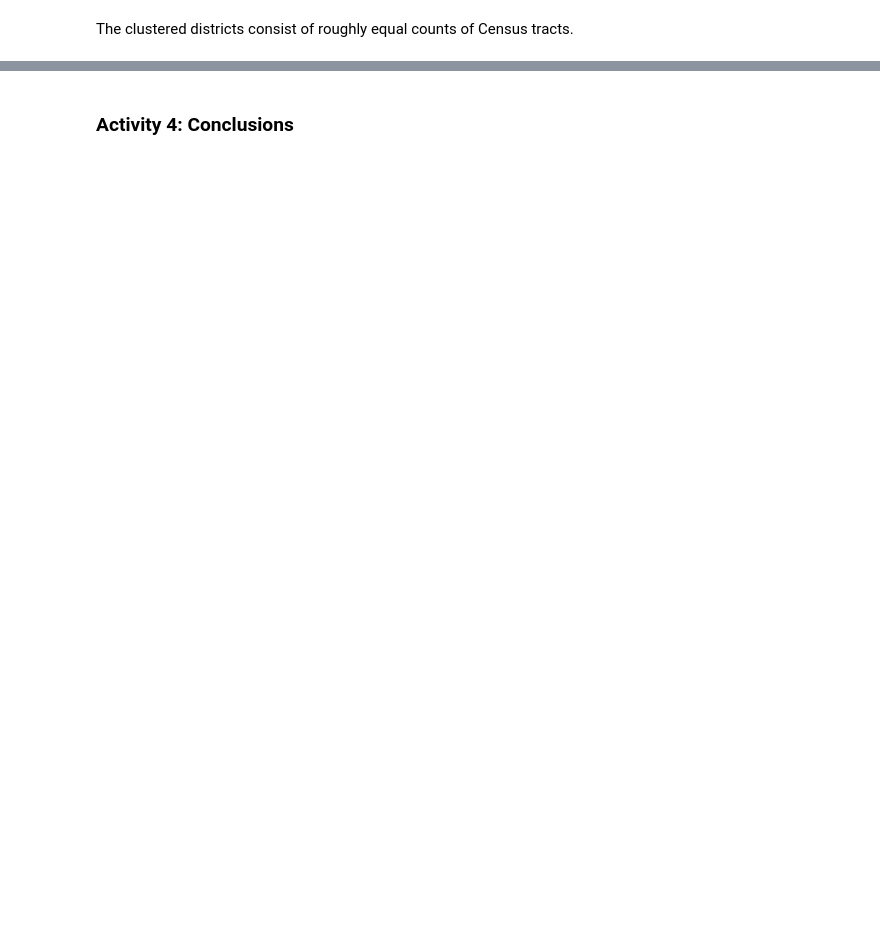
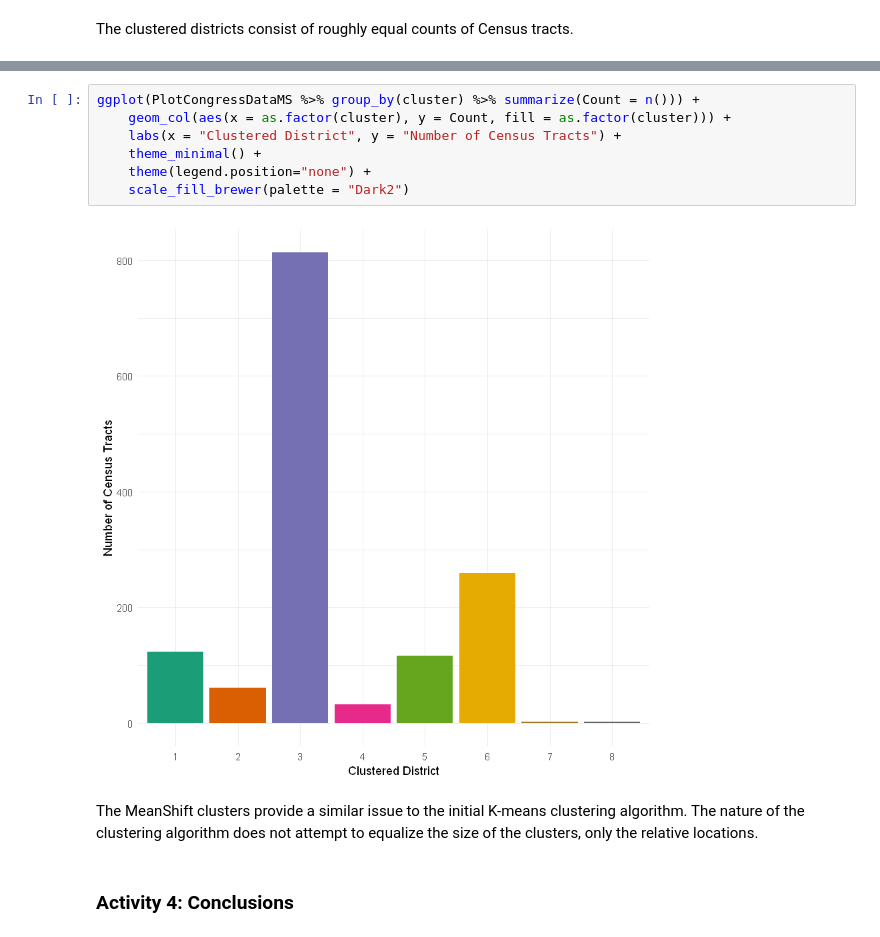
Before and after one commit to rmilanowski/ME532, a Jupyter notebook: ClusteringCongressionalDistricts4.ipynb, the cells around one changed output, grey strips where cells are left out. Cells and saved outputs as stored; diff of their text form; blank space fills up the shorter version.

```diff
--- a/ClusteringCongressionalDistricts4.ipynb
+++ b/ClusteringCongressionalDistricts4.ipynb
@@ -808,2 +897,13 @@ The clustered districts consist of roughly equal counts of Census tracts.
+# %%
+ggplot(PlotCongressDataMS %>% group_by(cluster) %>% summarize(Count = n())) +
+    geom_col(aes(x = as.factor(cluster), y = Count, fill = as.factor(cluster))) +
+    labs(x = "Clustered District", y = "Number of Census Tracts") +
+    theme_minimal() +
+    theme(legend.position="none") +
+    scale_fill_brewer(palette = "Dark2")
+# %% [output]
+[figure, added]
+# %% [markdown]
+The MeanShift clusters provide a similar issue to the initial K-means clustering algorithm.  The nature of the clustering algorithm does not attempt to equalize the size of the clusters, only the relative locations.
 # %% [markdown]
 ### Activity 4: Conclusions
```
Also changed, not shown: parts of 12 cells of this notebook.
